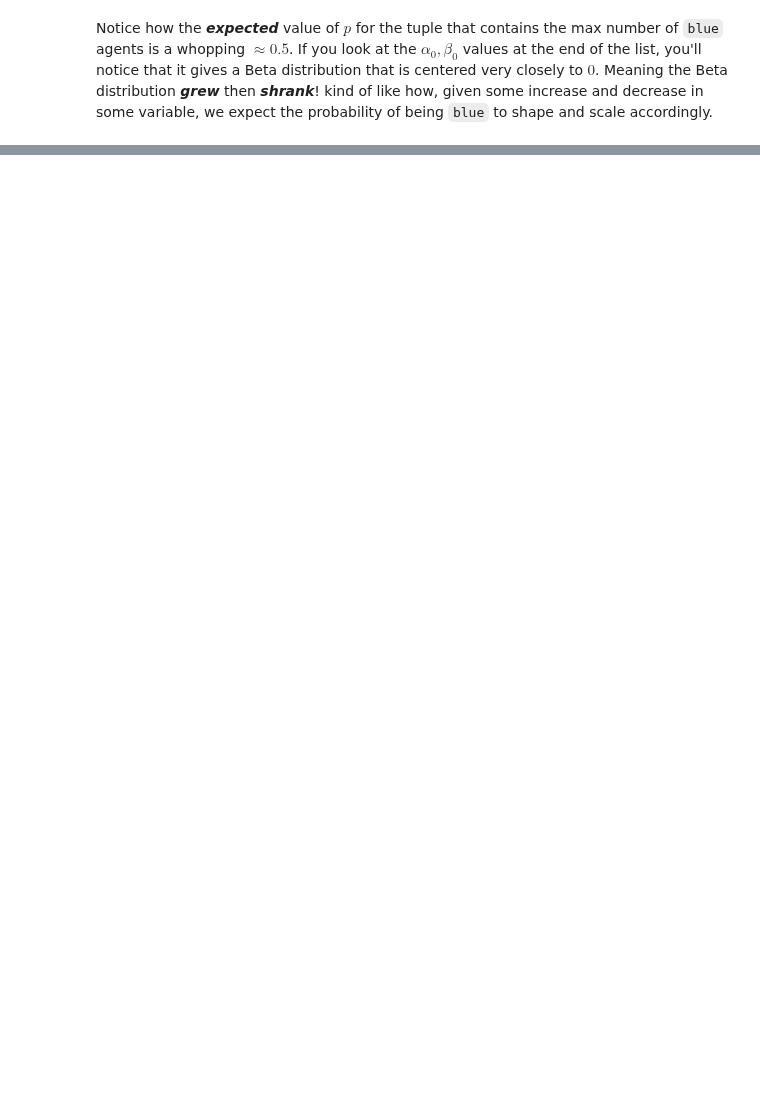
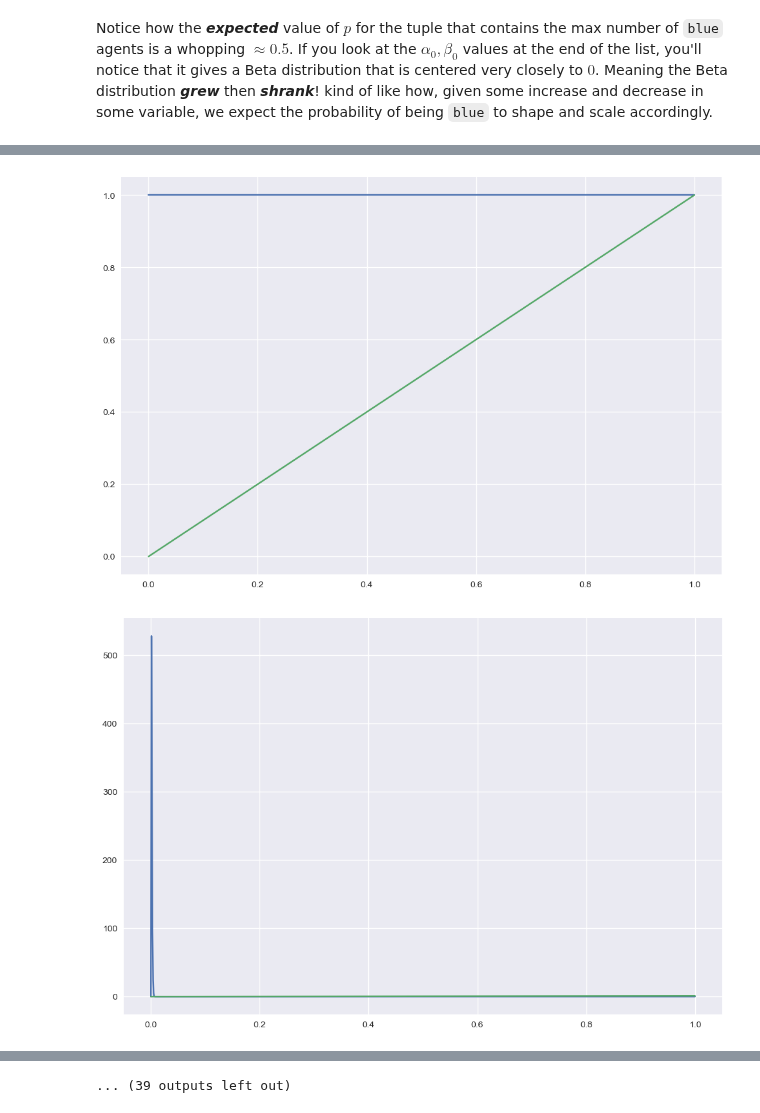
Before and after one commit to abarton51/BINNs_EQL_Covasim, a Jupyter notebook: Notebooks/posterior_updating_example.ipynb, the cells around one changed output, grey strips where cells are left out. Cells and saved outputs as stored; diff of their text form; code cells hidden in the pictures; blank space fills up the shorter version.

```diff
--- a/Notebooks/posterior_updating_example.ipynb
+++ b/Notebooks/posterior_updating_example.ipynb
@@ -135,0 +159,36 @@ Notice how the ***expected*** value of $p$ for the tuple that contains the max n
+# %%
+t = 0
+d = 0
+
+N = 1000 # number of random variables in a random sample
+n = 10000 # number of random samples
+alpha0, beta0 = 1, 999 # initial alpha, beta hyperparameters
+yab_list = [] # keeps track the number of blues per iteration
+
+xt = np.linspace(0, 1, 1000)
+beta_pdf = beta.pdf(xt, 1, 1)
+plt.plot(xt, beta_pdf)
+plt.plot(xt, beta_cdf)
+plt.show()
+plt.close()
+
+for i in range(n):
+    d = D(d, i+1)
+    p = beta.rvs(alpha0, beta0, size=N)
+    x = bernoulli.rvs(p)
+    y = np.sum(x)
+    alpha0, beta0 = dynamic(alpha0, beta0, d, i+1, y, N)
+    if i % 200 == 0:
+        yab_list.append((y, alpha0, beta0))
+
+        xt = np.linspace(0, 1, 1000)
+        beta_pdf = beta.pdf(xt, alpha0, beta0)
+        #beta_cdf = beta.cdf(xt, alpha0, beta0)
+
+        plt.plot(xt, beta_pdf)
+        plt.plot(xt, beta_cdf)
+        plt.show()
+        plt.close()
+# %% [output]
+[figure, added]
+[figure, added]
@@ -135,0 +205 @@ Notice how the ***expected*** value of $p$ for the tuple that contains the max n
+... (39 outputs left out)
```
Also changed, not shown: parts of 6 cells of this notebook.
